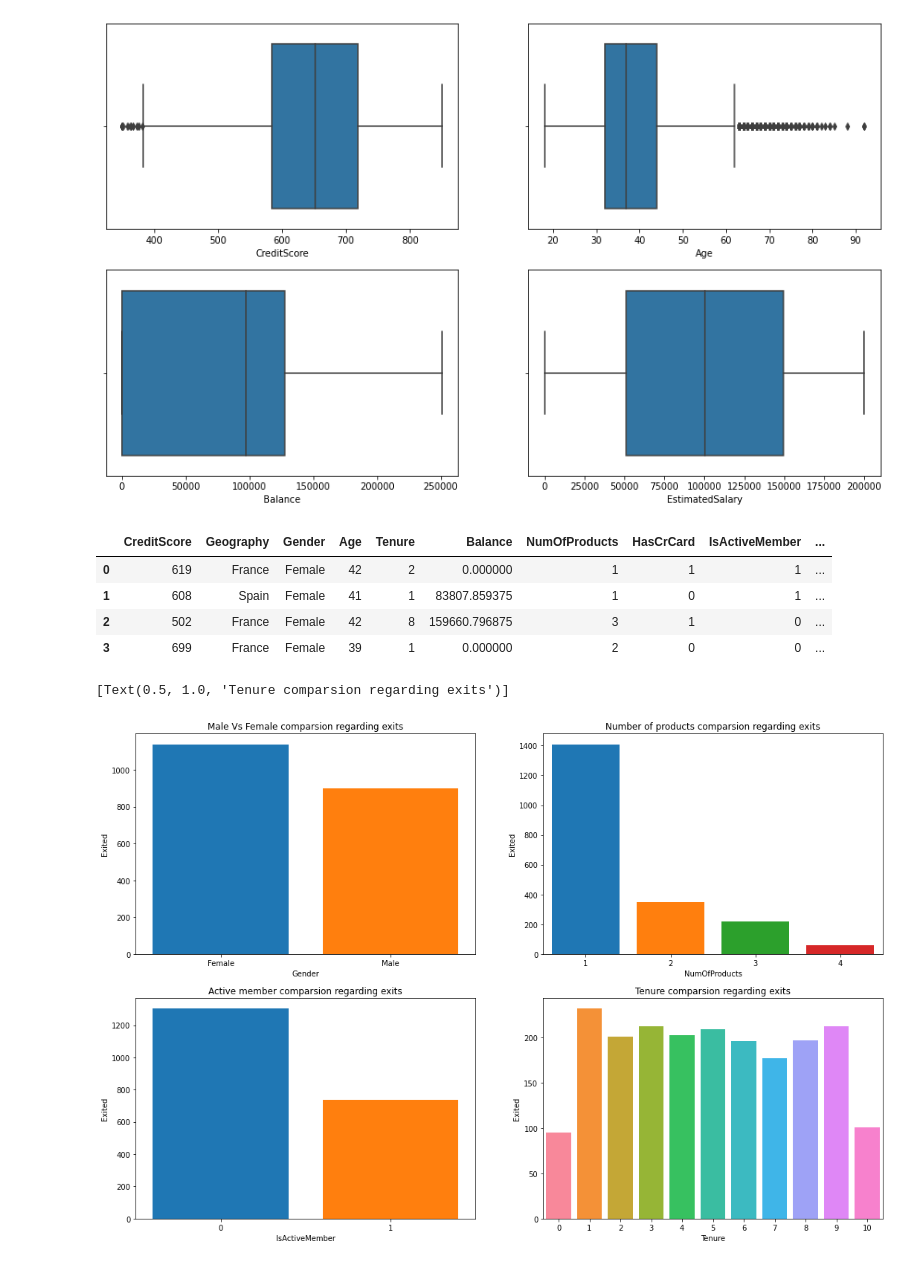
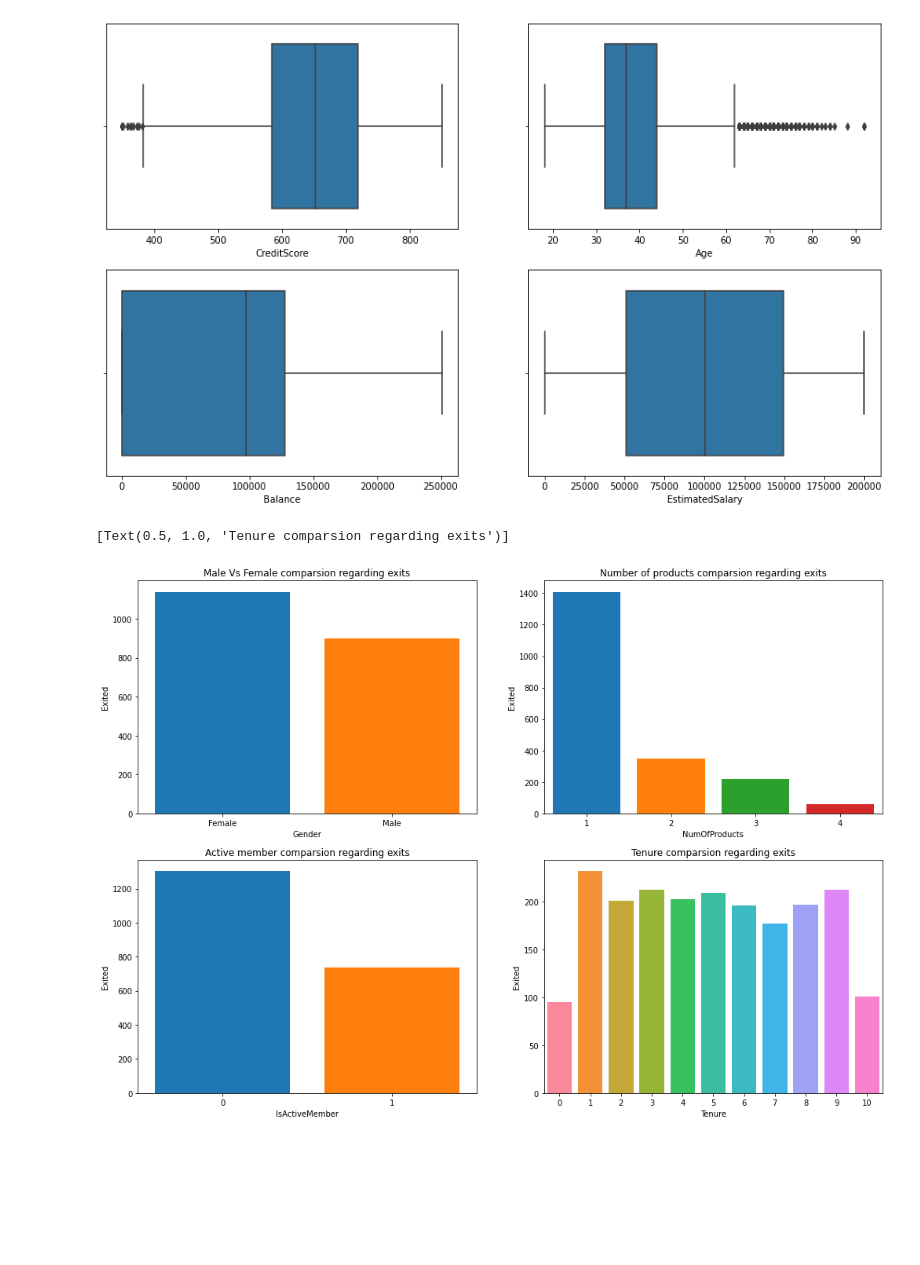
Before and after one commit to yuvraaj2002/Deep-learning-projects, a Jupyter notebook: Customer Churn Prediction/Code.ipynb, the cells around one changed output. Saved outputs shown, nothing was run; the diff lists cells and outputs as text; code cells hidden in the pictures; blank space fills up the shorter version.

```diff
--- a/Customer Churn Prediction/Code.ipynb
+++ b/Customer Churn Prediction/Code.ipynb
@@ -127,27 +127,19 @@ sns.boxplot(x = df['EstimatedSalary'], ax=ax[1][1])
 plt.show()
 # %% [output]
 [figure]
-# %%
-df.head(4)
-# %% [output]
-|  | CreditScore | Geography | Gender | Age | Tenure | Balance | NumOfProducts | HasCrCard | IsActiveMember | ... |
-| 0 | 619 | France | Female | 42 | 2 | 0.000000 | 1 | 1 | 1 | ... |
-| 1 | 608 | Spain | Female | 41 | 1 | 83807.859375 | 1 | 0 | 1 | ... |
-| 2 | 502 | France | Female | 42 | 8 | 159660.796875 | 3 | 1 | 0 | ... |
-| 3 | 699 | France | Female | 39 | 1 | 0.000000 | 2 | 0 | 0 | ... |
 # %%
 # Let's plot barplots to find out answer to the questions
-fig,ax = plt.subplots(2,2,figsize =(18,12))
+fig,ax = plt.subplots(2,2,figsize =(17,12))
 
 temp1 = df.groupby('Gender')['Exited'].sum()
 temp2 = df.groupby('NumOfProducts')['Exited'].sum()
 temp3 = df.groupby('IsActiveMember')['Exited'].sum()
 temp4 = df.groupby('Tenure')['Exited'].sum()
 
 sns.barplot(x = temp1.index , y = temp1,saturation=2,ax = ax[0][0]).set(title='Male Vs Female comparsion regarding exits')
 sns.barplot(x = temp2.index , y = temp2,saturation=2,ax = ax[0][1]).set(title='Number of products comparsion regarding exits')
 sns.barplot(x = temp3.index , y = temp3,saturation=2,ax = ax[1][0]).set(title='Active member comparsion regarding exits')
 sns.barplot(x = temp4.index , y = temp4,saturation=2,ax = ax[1][1]).set(title='Tenure comparsion regarding exits')
 # %% [output]
 [Text(0.5, 1.0, 'Tenure comparsion regarding exits')]
-[figure, old version]
+[figure, new version]
```
Also changed, not shown: parts of 14 cells of this notebook.
